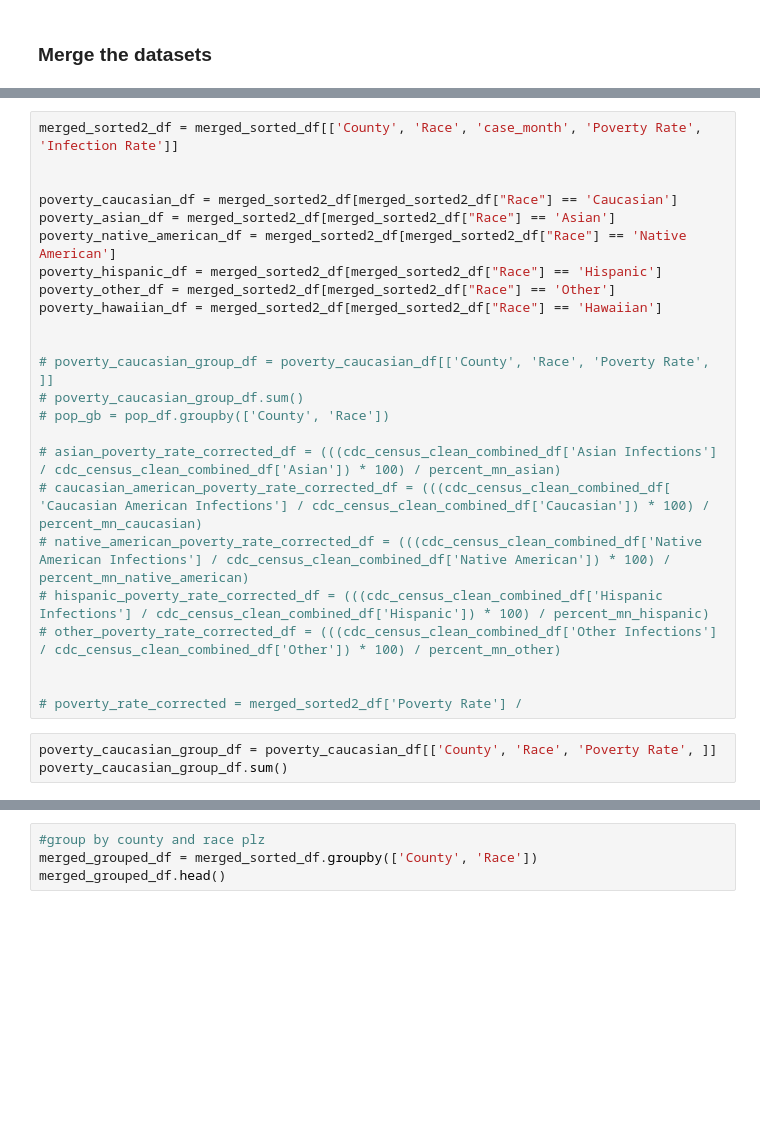
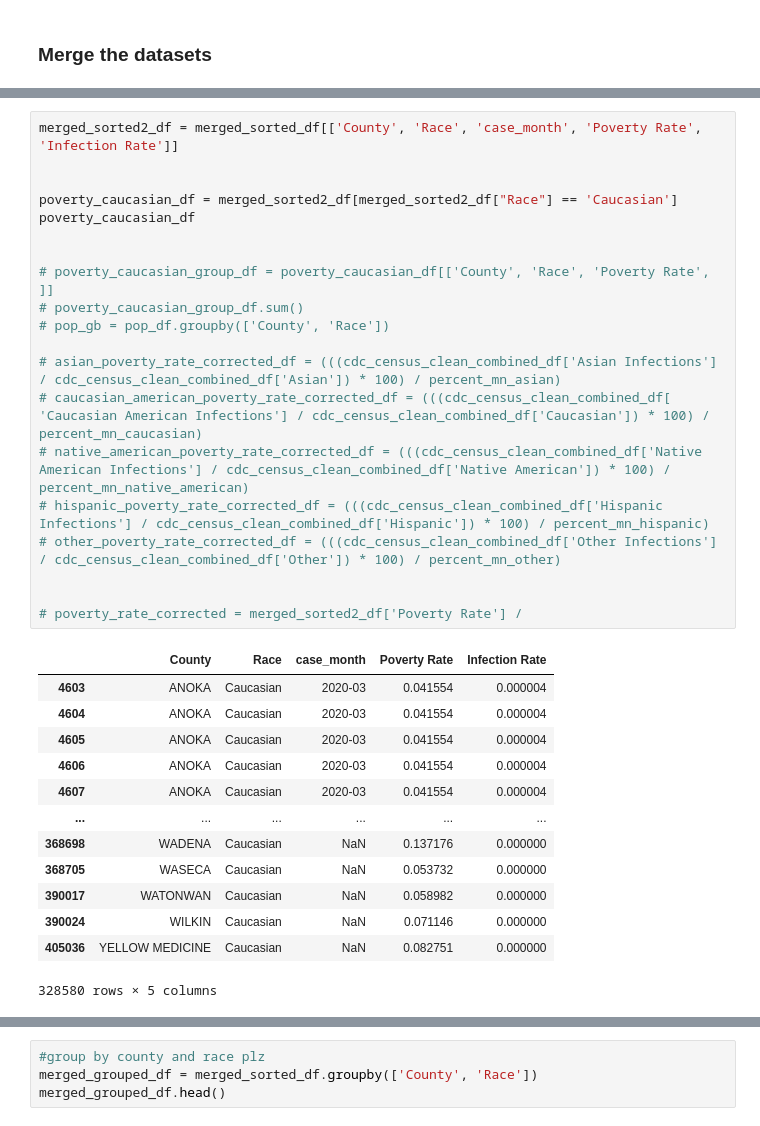
Before and after one commit to tlenzmeier58/Project_1, a Jupyter notebook: working.ipynb, the cells around one changed output, grey strips where cells are left out. Drawn from its saved outputs; the diff is of its cells as text; blank space fills up the shorter version.

```diff
--- a/working.ipynb
+++ b/working.ipynb
@@ -1061,27 +1116,34 @@ merged_sorted_df
 # %%
 merged_sorted2_df = merged_sorted_df[['County', 'Race', 'case_month', 'Poverty Rate', 'Infection Rate']]
 
 
 poverty_caucasian_df = merged_sorted2_df[merged_sorted2_df["Race"] == 'Caucasian']
-poverty_asian_df = merged_sorted2_df[merged_sorted2_df["Race"] == 'Asian']
-poverty_native_american_df = merged_sorted2_df[merged_sorted2_df["Race"] == 'Native American']
-poverty_hispanic_df = merged_sorted2_df[merged_sorted2_df["Race"] == 'Hispanic']
-poverty_other_df = merged_sorted2_df[merged_sorted2_df["Race"] == 'Other']
-poverty_hawaiian_df = merged_sorted2_df[merged_sorted2_df["Race"] == 'Hawaiian']
+poverty_caucasian_df
 
 
 # poverty_caucasian_group_df = poverty_caucasian_df[['County', 'Race', 'Poverty Rate', ]]
 # poverty_caucasian_group_df.sum()
 # pop_gb = pop_df.groupby(['County', 'Race'])
 
 # asian_poverty_rate_corrected_df = (((cdc_census_clean_combined_df['Asian Infections'] / cdc_census_clean_combined_df['Asian']) * 100) / percent_mn_asian)
 # caucasian_american_poverty_rate_corrected_df = (((cdc_census_clean_combined_df[ 'Caucasian American Infections'] / cdc_census_clean_combined_df['Caucasian']) * 100) / percent_mn_caucasian)
 # native_american_poverty_rate_corrected_df = (((cdc_census_clean_combined_df['Native American Infections'] / cdc_census_clean_combined_df['Native American']) * 100) / percent_mn_native_american)
 # hispanic_poverty_rate_corrected_df = (((cdc_census_clean_combined_df['Hispanic Infections'] / cdc_census_clean_combined_df['Hispanic']) * 100) / percent_mn_hispanic)
 # other_poverty_rate_corrected_df = (((cdc_census_clean_combined_df['Other Infections'] / cdc_census_clean_combined_df['Other']) * 100) / percent_mn_other)
 
 
 # poverty_rate_corrected = merged_sorted2_df['Poverty Rate'] /
+# %% [output]
+|  | County | Race | case_month | Poverty Rate | Infection Rate |
+| 4603 | ANOKA | Caucasian | 2020-03 | 0.041554 | 0.000004 |
+| 4604 | ANOKA | Caucasian | 2020-03 | 0.041554 | 0.000004 |
+| 4605 | ANOKA | Caucasian | 2020-03 | 0.041554 | 0.000004 |
+| 4606 | ANOKA | Caucasian | 2020-03 | 0.041554 | 0.000004 |
+| 4607 | ANOKA | Caucasian | 2020-03 | 0.041554 | 0.000004 |
+| ... | ... | ... | ... | ... | ... |
+| 368698 | WADENA | Caucasian | NaN | 0.137176 | 0.000000 |
+| 368705 | WASECA | Caucasian | NaN | 0.053732 | 0.000000 |
+| 390017 | WATONWAN | Caucasian | NaN | 0.058982 | 0.000000 |
+| 390024 | WILKIN | Caucasian | NaN | 0.071146 | 0.000000 |
+| 405036 | YELLOW MEDICINE | Caucasian | NaN | 0.082751 | 0.000000 |
+328580 rows × 5 columns
-# %%
-poverty_caucasian_group_df = poverty_caucasian_df[['County', 'Race', 'Poverty Rate', ]]
-poverty_caucasian_group_df.sum()
```
Also changed, not shown: parts of 15 cells of this notebook.
